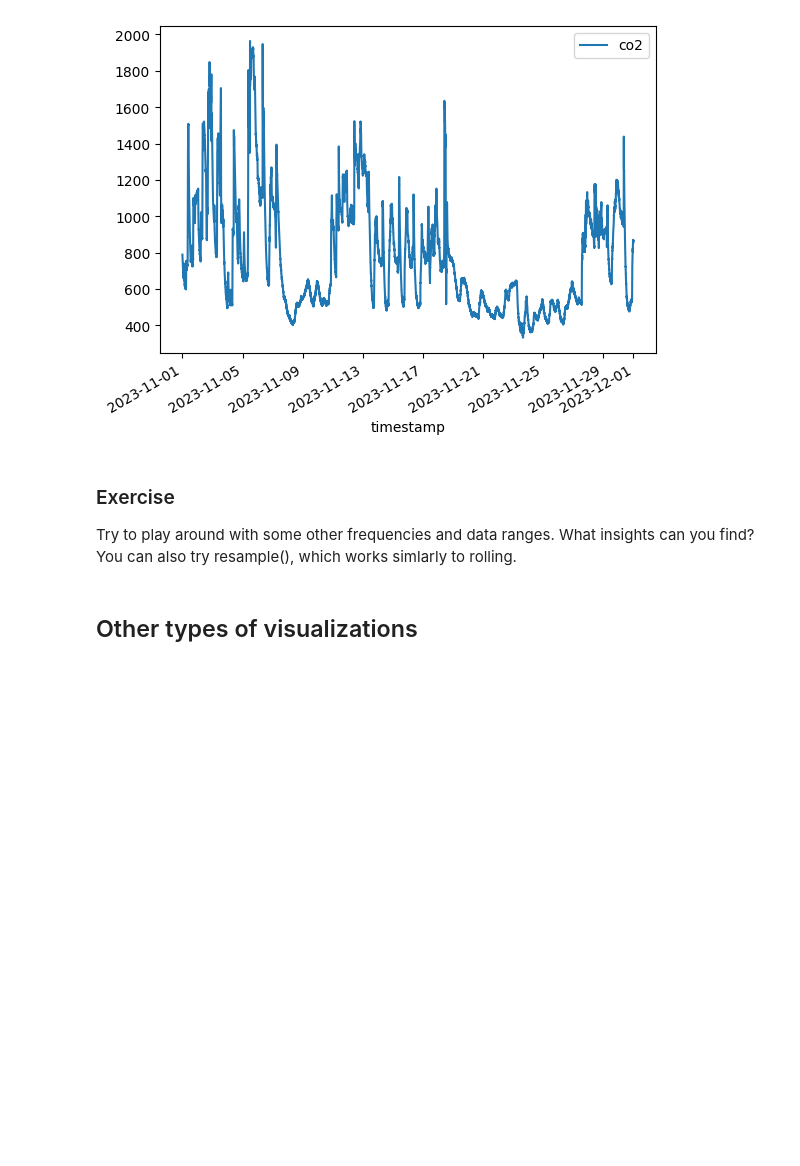
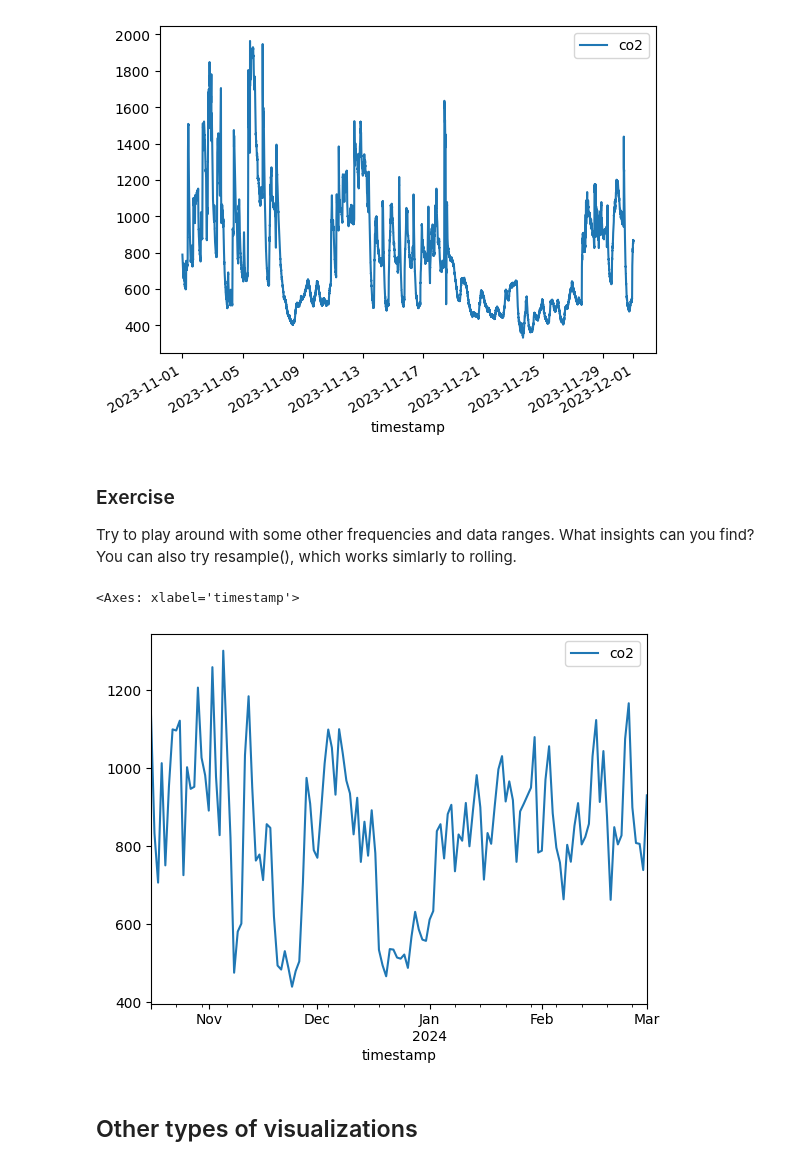
Before and after one commit to ITU-DASYALab/IoT_course, a Jupyter notebook: exercises/ml-basics.ipynb, the cells around one changed output. Drawn from its saved outputs; the diff is of its cells as text; code cells hidden in the pictures; blank space fills up the shorter version.

```diff
--- a/exercises/ml-basics.ipynb
+++ b/exercises/ml-basics.ipynb
@@ -241,6 +246,11 @@ november_df.plot()
 ### Exercise
 
 Try to play around with some other frequencies and data ranges. What insights can you find? You can also try resample(), which works simlarly to rolling.
+# %%
+df.resample("1D").mean().plot()
+# %% [output]
+<Axes: xlabel='timestamp'>
+[figure, added]
 # %% [markdown]
 ## Other types of visualizations
 # %%
```
Also changed, not shown: parts of 40 cells of this notebook, 1 other file.
